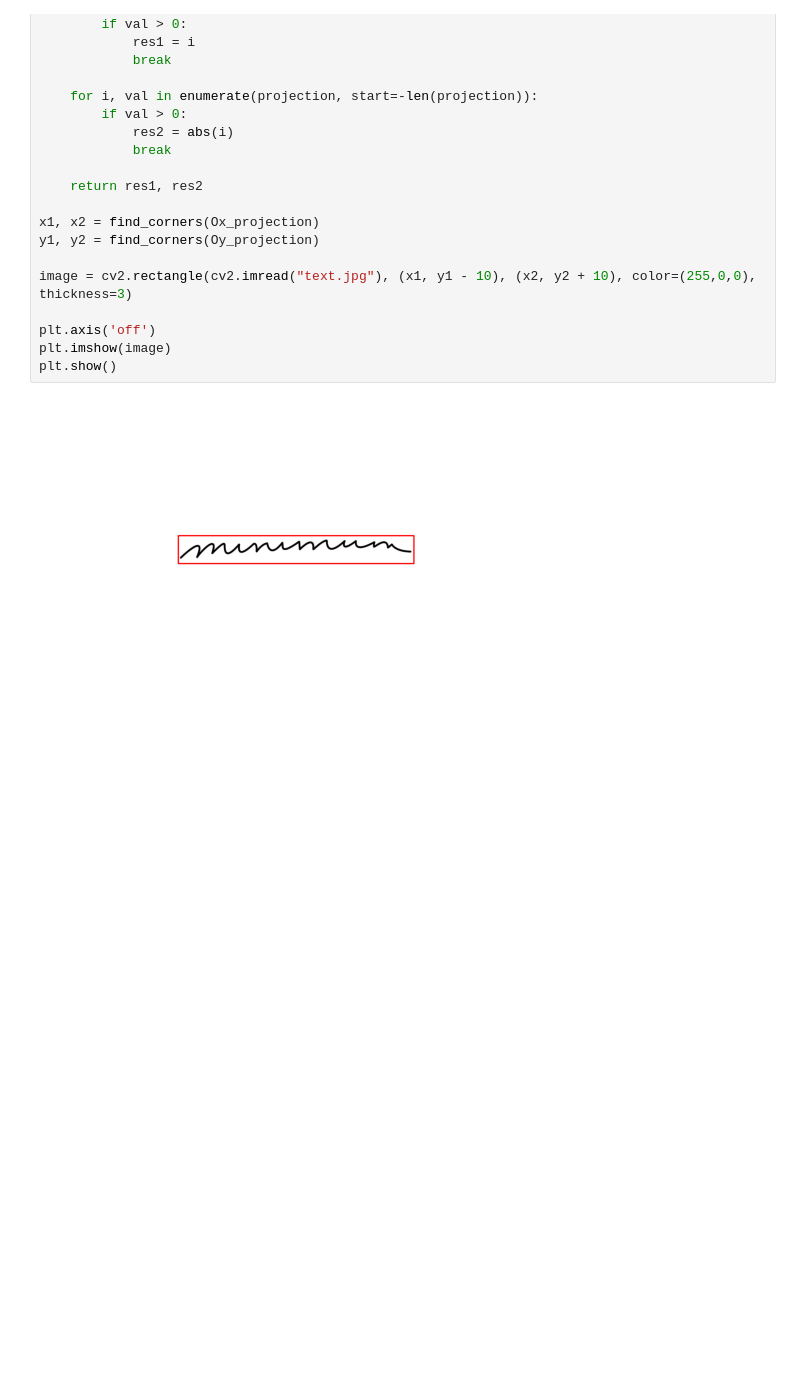
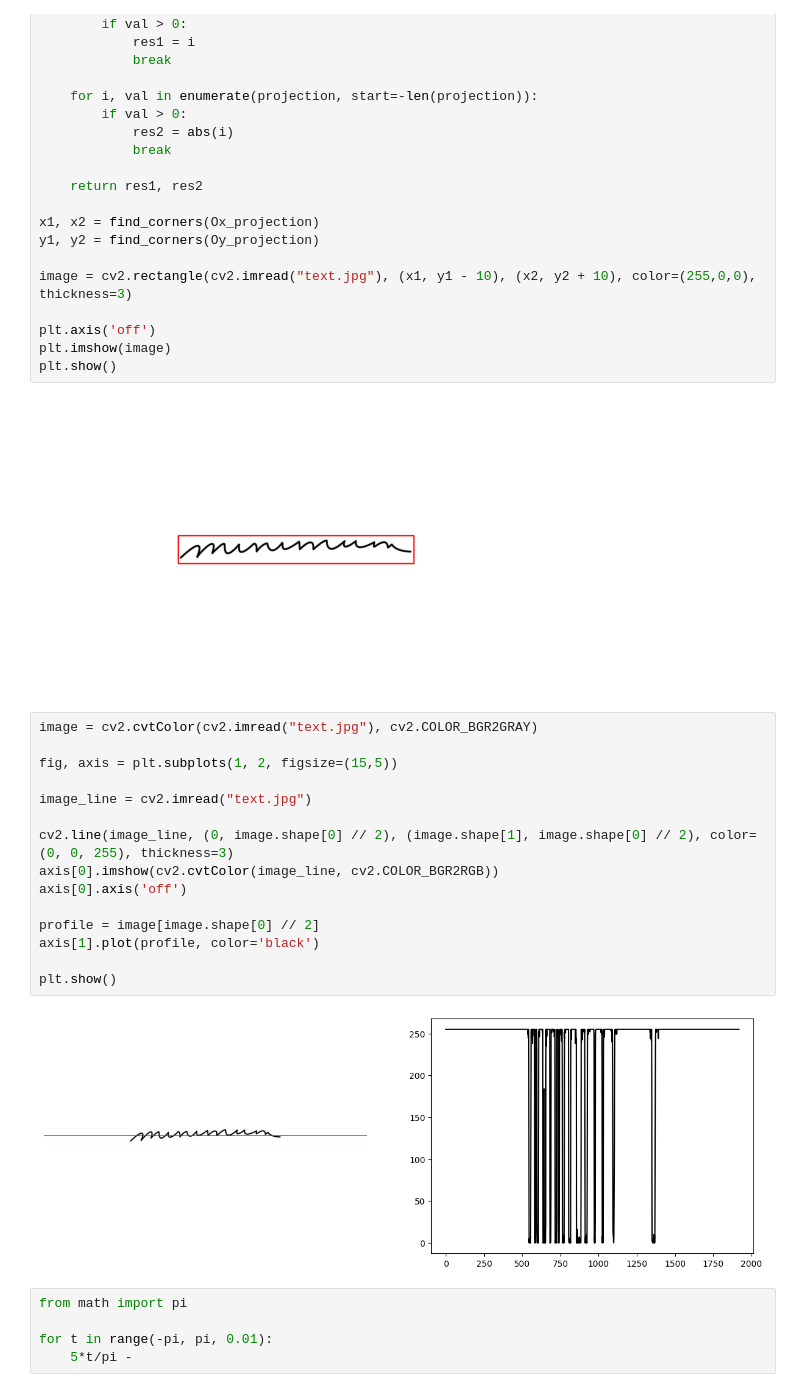
Before and after one commit to mfclabber/itmo-cv-labs, a Jupyter notebook: lab1/task2.ipynb, the cells around one changed output. Cells and saved outputs as stored; diff of their text form; blank space fills up the shorter version.

```diff
--- a/lab1/task2.ipynb
+++ b/lab1/task2.ipynb
@@ -73,3 +73,25 @@ plt.imshow(image)
 plt.show()
 # %% [output]
 [figure]
+# %%
+image = cv2.cvtColor(cv2.imread("text.jpg"), cv2.COLOR_BGR2GRAY)
+
+fig, axis = plt.subplots(1, 2, figsize=(15,5))
+
+image_line = cv2.imread("text.jpg")
+
+cv2.line(image_line, (0, image.shape[0] // 2), (image.shape[1], image.shape[0] // 2), color=(0, 0, 255), thickness=3)
+axis[0].imshow(cv2.cvtColor(image_line, cv2.COLOR_BGR2RGB))
+axis[0].axis('off')
+
+profile = image[image.shape[0] // 2]
+axis[1].plot(profile, color='black')
+
+plt.show()
+# %% [output]
+[figure, added]
+# %%
+from math import pi
+
+for t in range(-pi, pi, 0.01):
+    5*t/pi -
```
Also changed, not shown: 22 other files.
